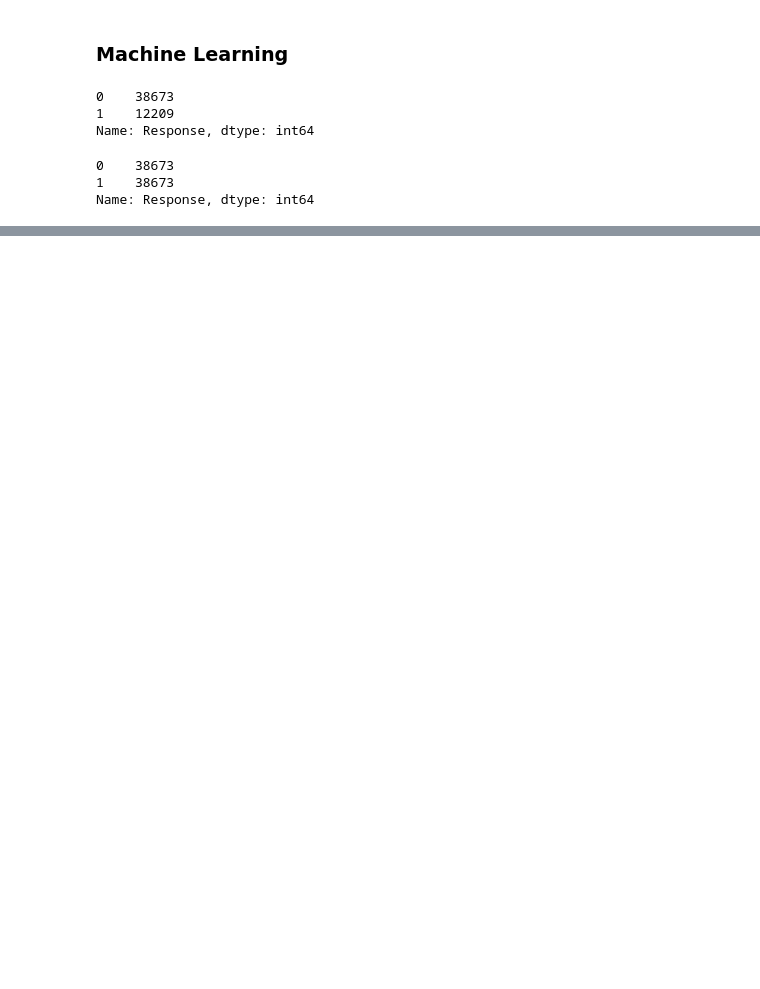
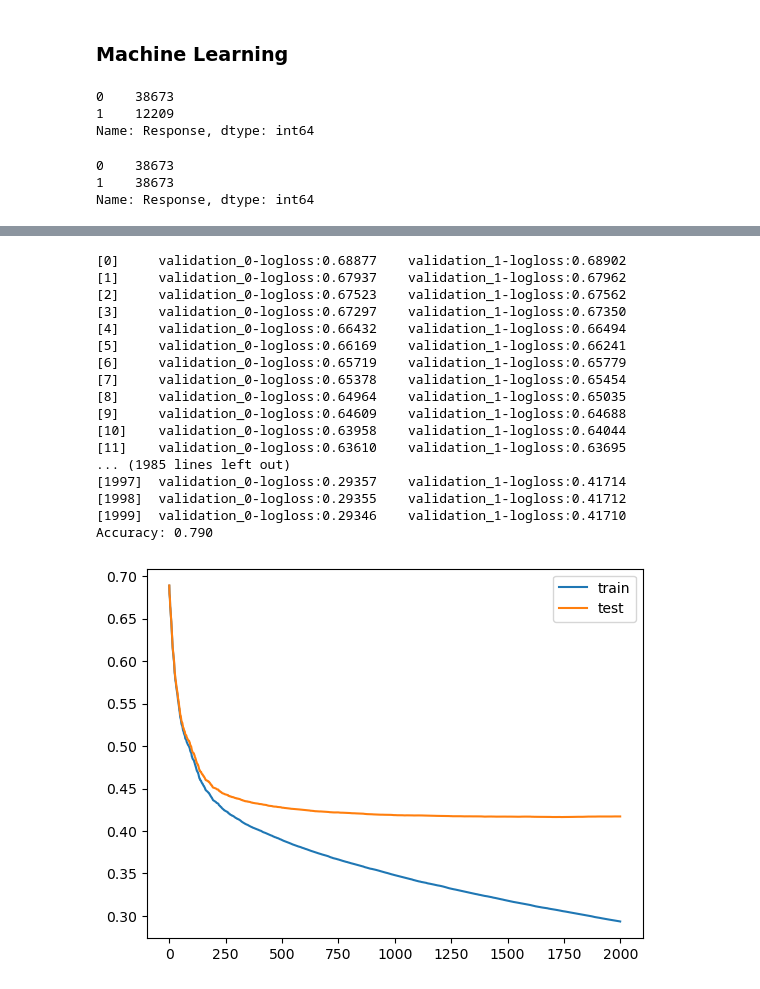
Before and after one commit to WillZhang4real/Data-Analytics-Portfolio, a Jupyter notebook: Health Insurance Lead Prediction/notebook.ipynb, the cells around one changed output, grey strips where cells are left out. Saved outputs shown, nothing was run; the diff lists cells and outputs as text; code cells hidden in the pictures; blank space fills up the shorter version.

```diff
--- a/Health Insurance Lead Prediction/notebook.ipynb
+++ b/Health Insurance Lead Prediction/notebook.ipynb
@@ -146,0 +158,43 @@ print("Accuracy :",clf.best_score_)
+# %%
+#XGBoost Classifer
+from sklearn.metrics import accuracy_score
+from xgboost import XGBClassifier
+from matplotlib import pyplot
+# define the model
+model = XGBClassifier(n_estimators=2000, eta=0.05, subsample=0.5, colsample_bytree=0.5)
+# define the datasets to evaluate each iteration
+evalset = [(X_train, y_train), (X_test,y_test)]
+# fit the model
+model.fit(X_train, y_train, eval_metric='logloss', eval_set=evalset)
+# evaluate performance
+yhat = model.predict(X_test)
+score = accuracy_score(y_test, yhat)
+print('Accuracy: %.3f' % score)
+# retrieve performance metrics
+results = model.evals_result()
+# plot learning curves
+pyplot.plot(results['validation_0']['logloss'], label='train')
+pyplot.plot(results['validation_1']['logloss'], label='test')
+# show the legend
+pyplot.legend()
+# show the plot
+pyplot.show()
+# %% [output]
+[0]     validation_0-logloss:0.68877    validation_1-logloss:0.68902
+[1]     validation_0-logloss:0.67937    validation_1-logloss:0.67962
+[2]     validation_0-logloss:0.67523    validation_1-logloss:0.67562
+[3]     validation_0-logloss:0.67297    validation_1-logloss:0.67350
+[4]     validation_0-logloss:0.66432    validation_1-logloss:0.66494
+[5]     validation_0-logloss:0.66169    validation_1-logloss:0.66241
+[6]     validation_0-logloss:0.65719    validation_1-logloss:0.65779
+[7]     validation_0-logloss:0.65378    validation_1-logloss:0.65454
+[8]     validation_0-logloss:0.64964    validation_1-logloss:0.65035
+[9]     validation_0-logloss:0.64609    validation_1-logloss:0.64688
+[10]    validation_0-logloss:0.63958    validation_1-logloss:0.64044
+[11]    validation_0-logloss:0.63610    validation_1-logloss:0.63695
+... (1985 lines left out)
+[1997]  validation_0-logloss:0.29357    validation_1-logloss:0.41714
+[1998]  validation_0-logloss:0.29355    validation_1-logloss:0.41712
+[1999]  validation_0-logloss:0.29346    validation_1-logloss:0.41710
+Accuracy: 0.790
+[figure, added]
```
Also changed, not shown: parts of 4 cells of this notebook, 2 other files.
